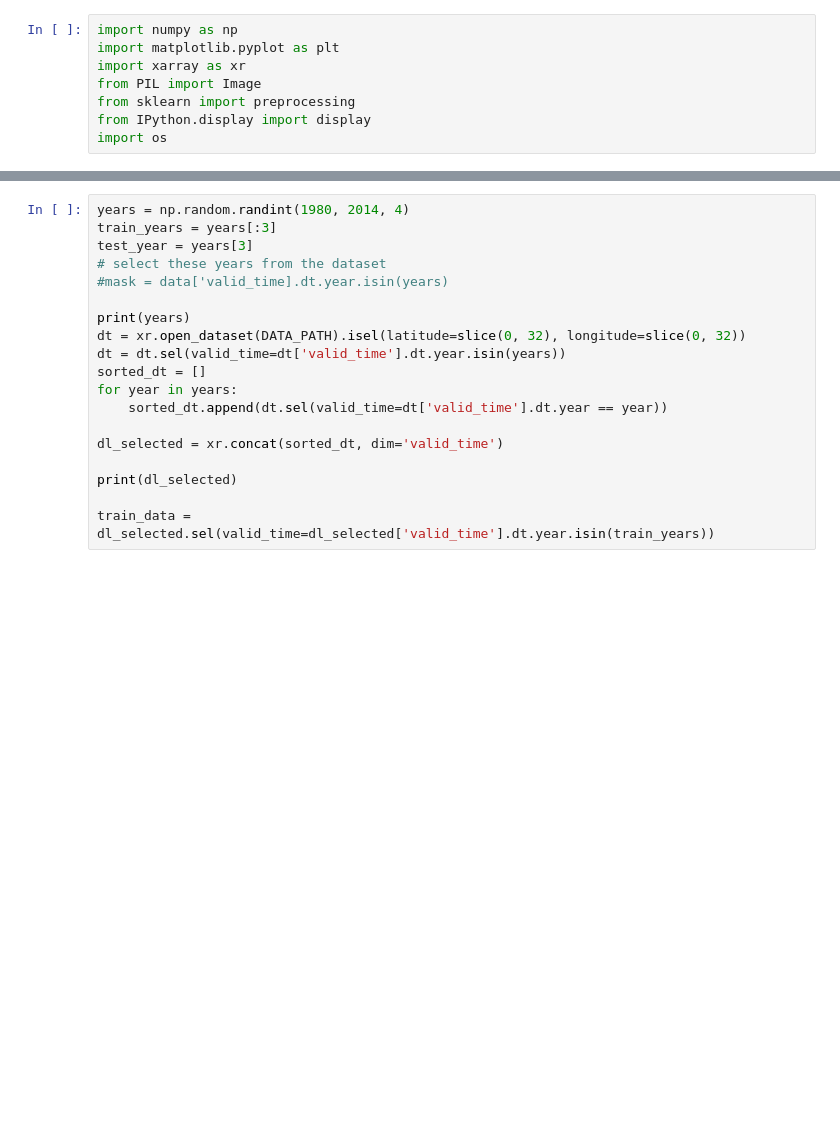
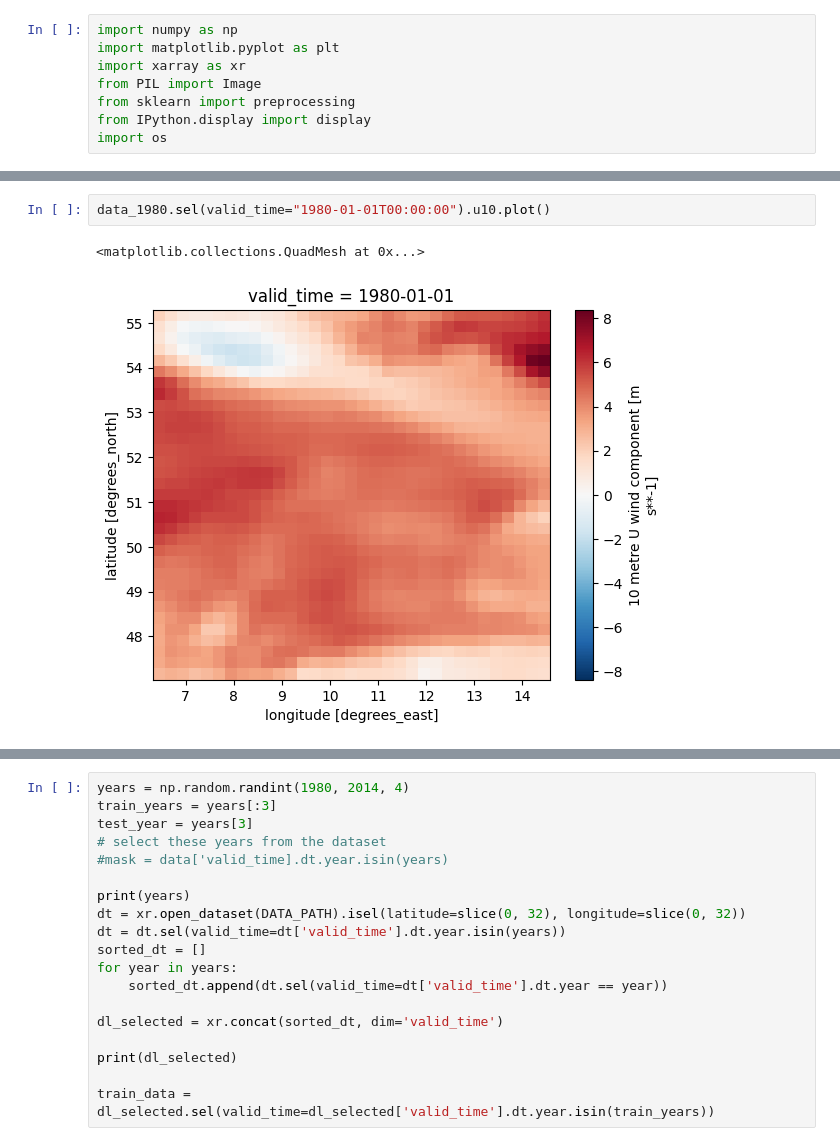
Before and after one commit to UBela/temporal_sr, a Jupyter notebook: notebooks/firststeps.ipynb, the cells around one changed output, grey strips where cells are left out. Cells and saved outputs as stored; diff of their text form; blank space fills up the shorter version.

```diff
--- a/notebooks/firststeps.ipynb
+++ b/notebooks/firststeps.ipynb
@@ -10,0 +79,5 @@ DATA_PATH = '../../data/all_years_merged_era5.nc'
+# %%
+data_1980.sel(valid_time="1980-01-01T00:00:00").u10.plot()
+# %% [output]
+<matplotlib.collections.QuadMesh at 0x...>
+[figure, added]
```
Also changed, not shown: parts of 5 cells of this notebook, 5 other files.
